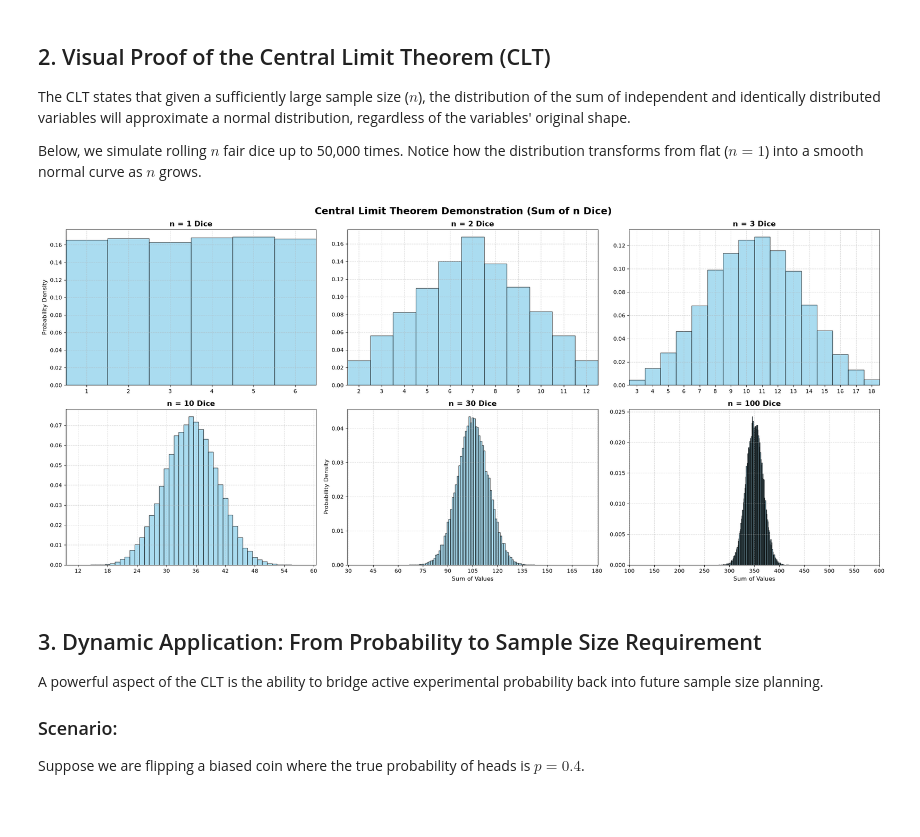
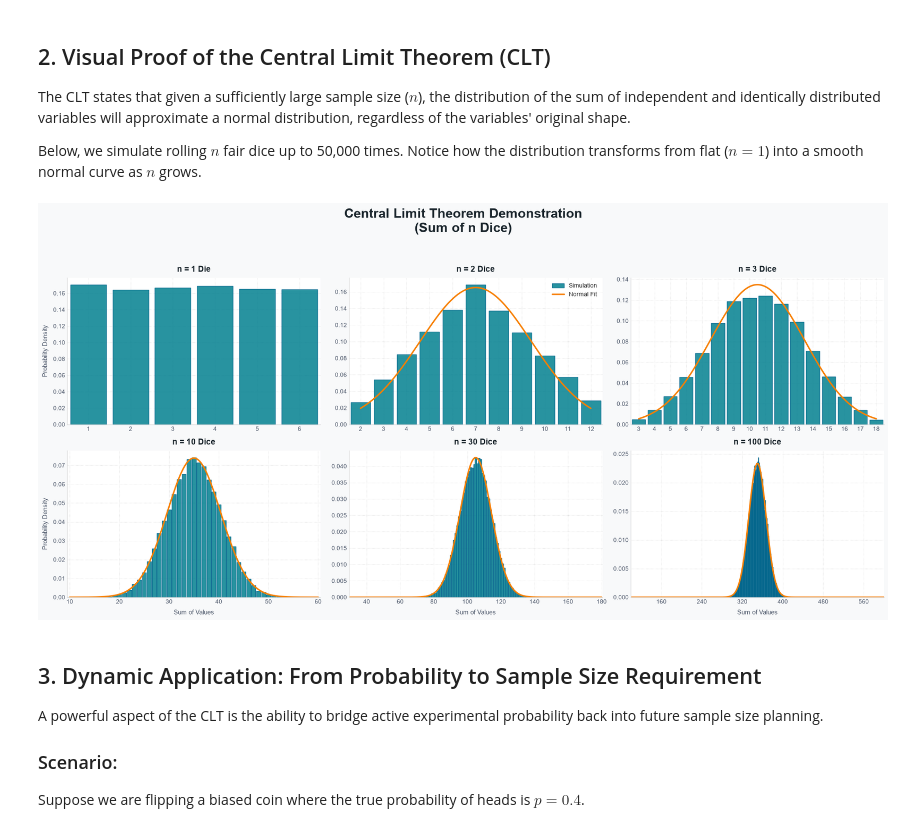
Before and after one commit to Justynnna/Statistical-computing-portfolio, a Jupyter notebook: examples/clt_poisson.ipynb, the cells around one changed output. Cells and saved outputs as stored; diff of their text form; code cells hidden in the pictures.

```diff
--- a/examples/clt_poisson.ipynb
+++ b/examples/clt_poisson.ipynb
@@ -28,41 +28,67 @@ Below, we simulate rolling $n$ fair dice up to 50,000 times. Notice how the dist
 # %%
 total_simulations = 50_000
 n_values = [1, 2, 3, 10, 30, 100]
 
-fig, axes = plt.subplots(2, 3, figsize=(22, 10))
-fig.suptitle('Central Limit Theorem Demonstration (Sum of n Dice)', fontsize=18, fontweight='bold', y=0.98)
+plt.style.use('seaborn-v0_8-whitegrid' if 'seaborn-v0_8-whitegrid' in plt.style.available else 'default')
+
+fig, axes = plt.subplots(2, 3, figsize=(20, 10), facecolor='#f8f9fa')
+fig.suptitle('Central Limit Theorem Demonstration\n(Sum of n Dice)',
+             fontsize=22, fontweight='bold', y=0.97, color='#1a252c')
+
 axes_flat = axes.flatten()
 
 for i, n in enumerate(n_values):
     ax = axes_flat[i]
+    ax.set_facecolor('#ffffff')
+
     rolls = np.random.randint(1, 7, size=(total_simulations, n))
     sums = np.sum(rolls, axis=1)
 
     min_sum = n
     max_sum = 6 * n
     bins = np.arange(min_sum, max_sum + 2) - 0.5
 
-    ax.hist(sums, bins=bins, density=True, color='skyblue', edgecolor='black', alpha=0.7)
-    ax.set_title(f'n = {n} Dice', fontsize=14, fontweight='bold')
-    ax.grid(axis='both', linestyle='--', alpha=0.5)
+    ax.hist(sums, bins=bins, density=True, color='#028090', edgecolor='#05668d',
+            alpha=0.85, rwidth=0.85, label='Simulation' if i==1 else "")
+
+    if n > 1:
+        mu = n * 3.5
+        sigma = np.sqrt(n * (35 / 12))
+
+        x = np.linspace(min_sum, max_sum, 200)
+        y = (1 / (sigma * np.sqrt(2 * np.pi))) * np.exp(-0.5 * ((x - mu) / sigma)**2)
+        ax.plot(x, y, color='#f77f00', linewidth=2.5, linestyle='-', label='Normal Fit' if i==1 else "")
+
+    ax.set_title(f'n = {n} {"Die" if n==1 else "Dice"}', fontsize=14, fontweight='bold', color='#1a252c', pad=10)
+    ax.grid(True, linestyle=':', alpha=0.6, color='#cccccc')
     ax.set_xlim(min_sum - 0.5, max_sum + 0.5)
+
+    ax.spines['top'].set_visible(False)
+    ax.spines['right'].set_visible(False)
+    ax.spines['left'].set_color('#dddddd')
+    ax.spines['bottom'].set_color('#dddddd')
 
     if n <= 3:
         ax.xaxis.set_major_locator(ticker.MultipleLocator(1))
-    elif n <= 15:
-        ax.xaxis.set_major_locator(ticker.MaxNLocator(nbins=10))
+    elif n == 10:
+        ax.xaxis.set_major_locator(ticker.MaxNLocator(nbins=6))
     else:
-        ax.xaxis.set_major_locator(ticker.MaxNLocator(nbins=12))
+        ax.xaxis.set_major_locator(ticker.MaxNLocator(nbins=8))
 
-    if i >= 4:
-        ax.set_xlabel('Sum of Values', fontsize=11)
-    if i % 4 == 0:
-        ax.set_ylabel('Probability Density', fontsize=11)
+    if i >= 3:
+        ax.set_xlabel('Sum of Values', fontsize=11, color='#4a5568', labelpad=8)
+    if i % 3 == 0:
+        ax.set_ylabel('Probability Density', fontsize=11, color='#4a5568', labelpad=8)
 
-plt.tight_layout()
+    ax.tick_params(colors='#4a5568', labelsize=10)
+
+    if i ==  1:
+        ax.legend(frameon=True, facecolor='#ffffff', edgecolor='none', loc='upper right')
+
+plt.tight_layout(rect=[0, 0, 1, 0.93])
 plt.show()
 # %% [output]
-[figure, old version]
+[figure, new version]
 # %% [markdown]
 ## 3. Dynamic Application: From Probability to Sample Size Requirement
 A powerful aspect of the CLT is the ability to bridge active experimental probability back into future sample size planning.
```
Also changed, not shown: parts of 2 cells of this notebook, 4 other files.
